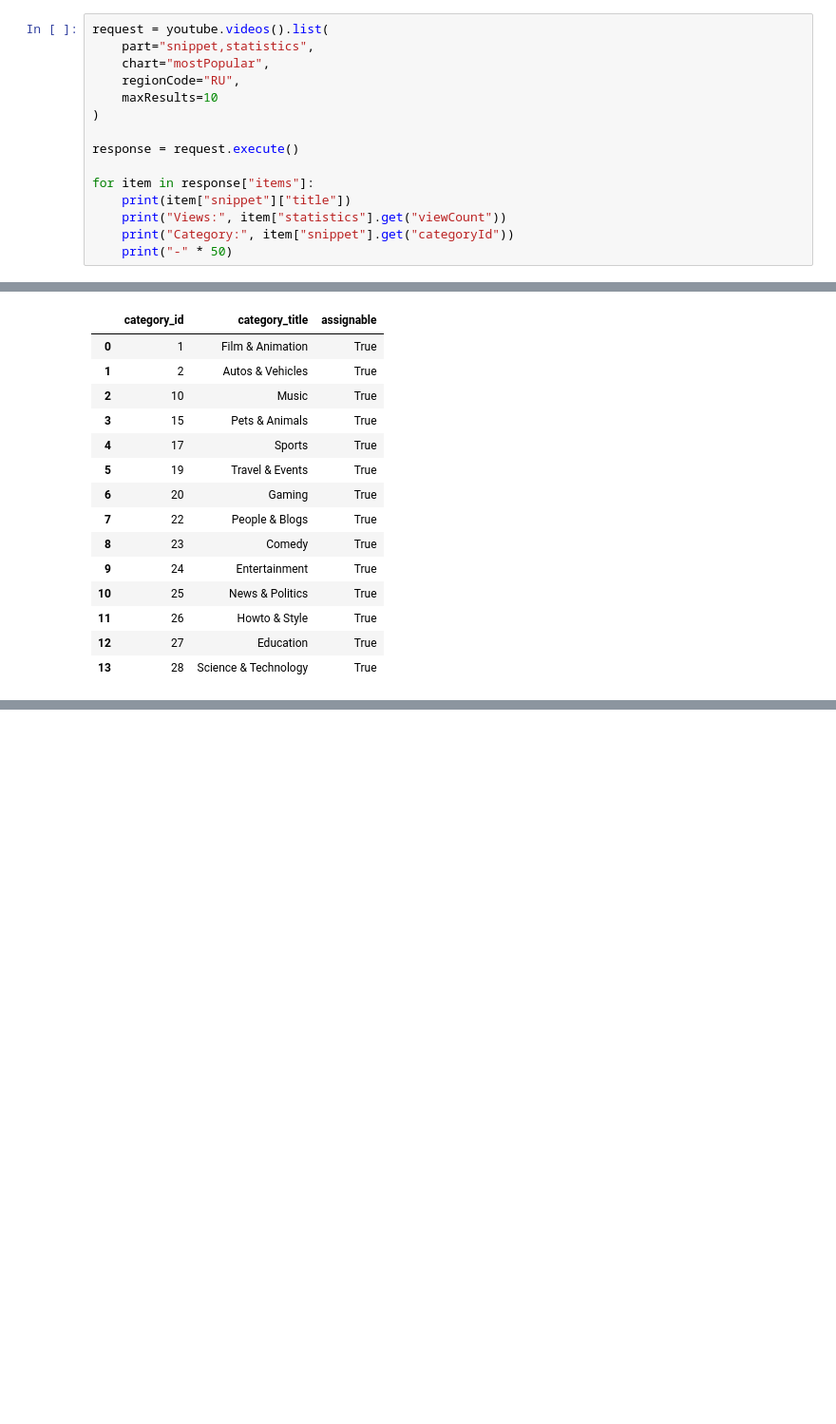
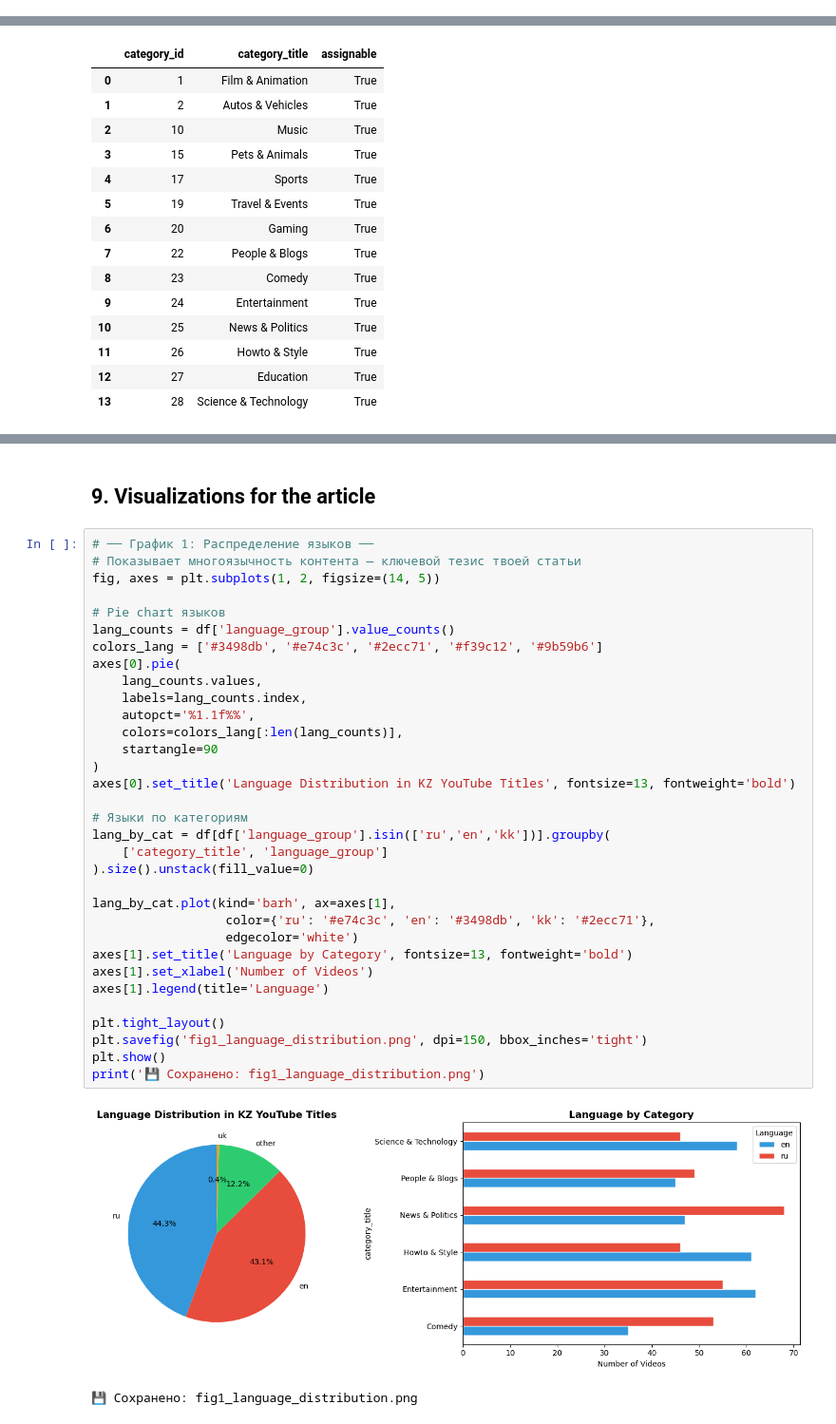
Before and after one commit to KamilaAkhmetova/youtube-ai-project, a Jupyter notebook: main.ipynb, the cells around one changed output, grey strips where cells are left out. Shown at 95% size. Saved outputs shown, nothing was run; the diff lists cells and outputs as text; blank space fills up the shorter version.

```diff
--- a/main.ipynb
+++ b/main.ipynb
@@ -116,15 +87,0 @@ Category: 24
-# %%
-request = youtube.videos().list(
-    part="snippet,statistics",
-    chart="mostPopular",
-    regionCode="RU",
-    maxResults=10
-)
-
-response = request.execute()
-
-for item in response["items"]:
-    print(item["snippet"]["title"])
-    print("Views:", item["statistics"].get("viewCount"))
-    print("Category:", item["snippet"].get("categoryId"))
-    print("-" * 50)
@@ -242,0 +696,38 @@ Skipped category 27 - Education: <HttpError 404 when requesting https://youtube.
+# %% [markdown]
+## 9. Visualizations for the article
+# %%
+# ── График 1: Распределение языков ──
+# Показывает многоязычность контента — ключевой тезис твоей статьи
+fig, axes = plt.subplots(1, 2, figsize=(14, 5))
+
+# Pie chart языков
+lang_counts = df['language_group'].value_counts()
+colors_lang = ['#3498db', '#e74c3c', '#2ecc71', '#f39c12', '#9b59b6']
+axes[0].pie(
+    lang_counts.values,
+    labels=lang_counts.index,
+    autopct='%1.1f%%',
+    colors=colors_lang[:len(lang_counts)],
+    startangle=90
+)
+axes[0].set_title('Language Distribution in KZ YouTube Titles', fontsize=13, fontweight='bold')
+
+# Языки по категориям
+lang_by_cat = df[df['language_group'].isin(['ru','en','kk'])].groupby(
+    ['category_title', 'language_group']
+).size().unstack(fill_value=0)
+
+lang_by_cat.plot(kind='barh', ax=axes[1],
+                  color={'ru': '#e74c3c', 'en': '#3498db', 'kk': '#2ecc71'},
+                  edgecolor='white')
+axes[1].set_title('Language by Category', fontsize=13, fontweight='bold')
+axes[1].set_xlabel('Number of Videos')
+axes[1].legend(title='Language')
+
+plt.tight_layout()
+plt.savefig('fig1_language_distribution.png', dpi=150, bbox_inches='tight')
+plt.show()
+print('💾 Сохранено: fig1_language_distribution.png')
+# %% [output]
+[figure, added]
+💾 Сохранено: fig1_language_distribution.png
```
Also changed, not shown: parts of 26 cells of this notebook, 5 other files.
